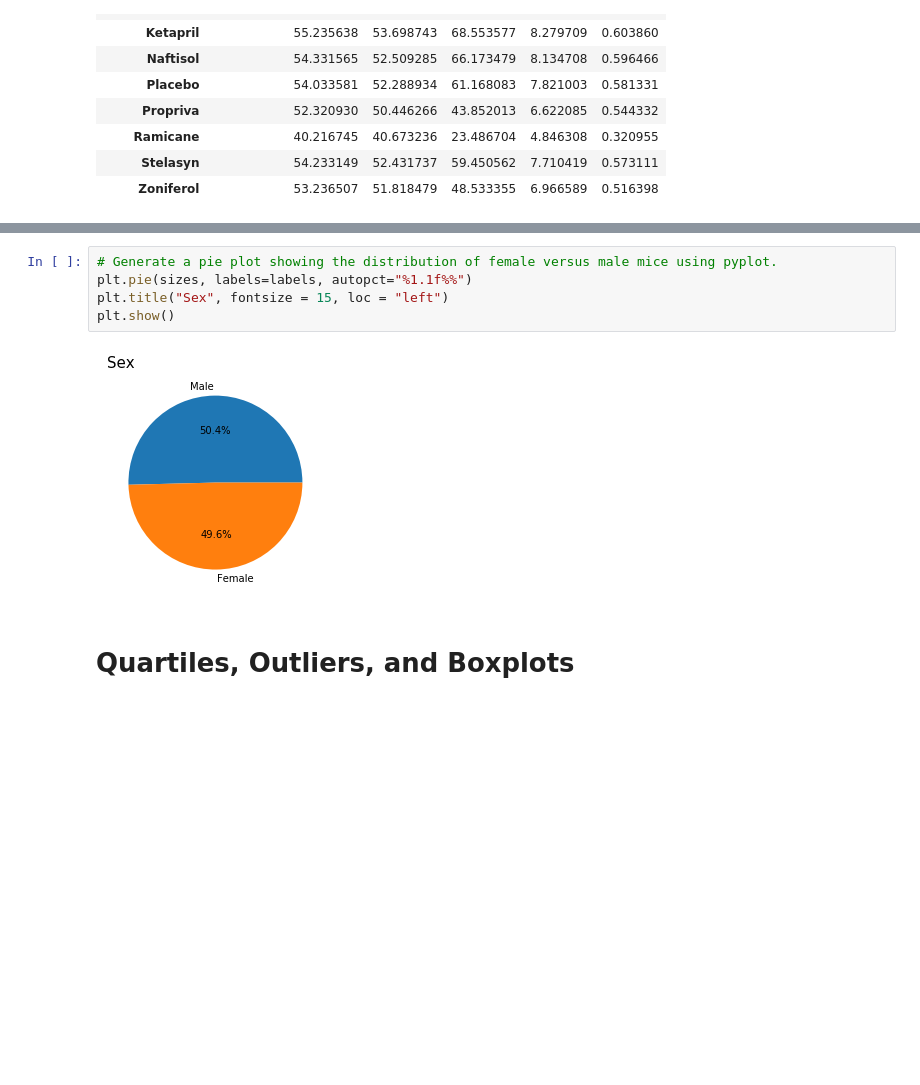
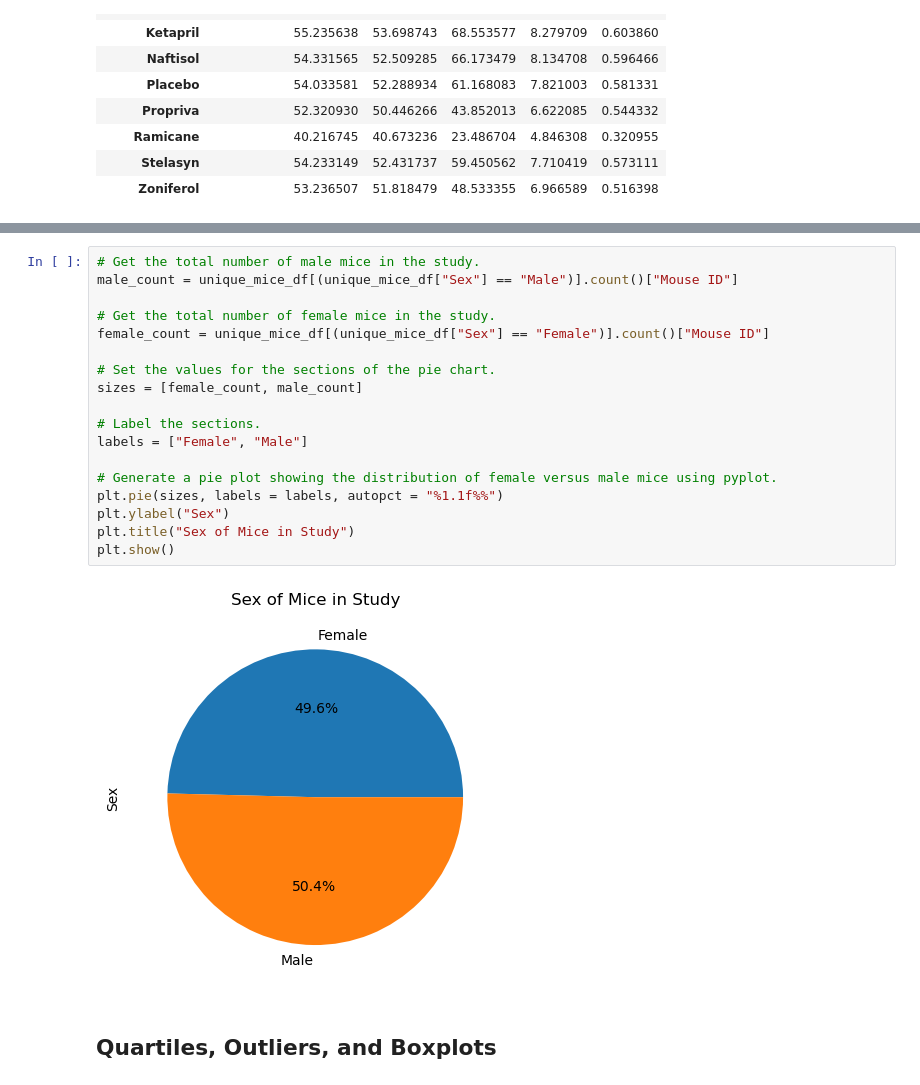
Before and after one commit to mradovic10/matplotlib-challenge, a Jupyter notebook: matplotlib-challenge.ipynb, the cells around one changed output, grey strips where cells are left out. Saved outputs shown, nothing was run; the diff lists cells and outputs as text; blank space fills up the shorter version.

```diff
--- a/matplotlib-challenge.ipynb
+++ b/matplotlib-challenge.ipynb
@@ -178,12 +185,25 @@ labels = ["Male", "Female"]
 # %%
+# Get the total number of male mice in the study.
+male_count = unique_mice_df[(unique_mice_df["Sex"] == "Male")].count()["Mouse ID"]
+
+# Get the total number of female mice in the study.
+female_count = unique_mice_df[(unique_mice_df["Sex"] == "Female")].count()["Mouse ID"]
+
+# Set the values for the sections of the pie chart.
+sizes = [female_count, male_count]
+
+# Label the sections.
+labels = ["Female", "Male"]
+
 # Generate a pie plot showing the distribution of female versus male mice using pyplot.
-plt.pie(sizes, labels=labels, autopct="%1.1f%%")
-plt.title("Sex", fontsize = 15, loc = "left")
+plt.pie(sizes, labels = labels, autopct = "%1.1f%%")
+plt.ylabel("Sex")
+plt.title("Sex of Mice in Study")
 plt.show()
 # %% [output]
-[figure, old version]
+[figure, new version]
 # %% [markdown]
-# Quartiles, Outliers, and Boxplots
+## Quartiles, Outliers, and Boxplots
 # %%
 # Calculate the final tumor volume of each mouse across four of the treatment regimens:
 # Capomulin, Ramicane, Infubinol, and Ceftamin
```
Also changed, not shown: parts of 17 cells of this notebook, 1 other file.
